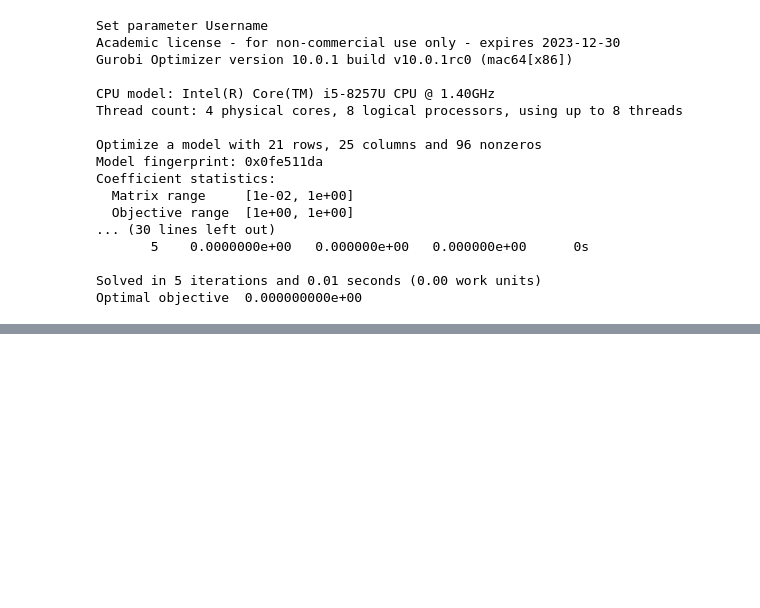
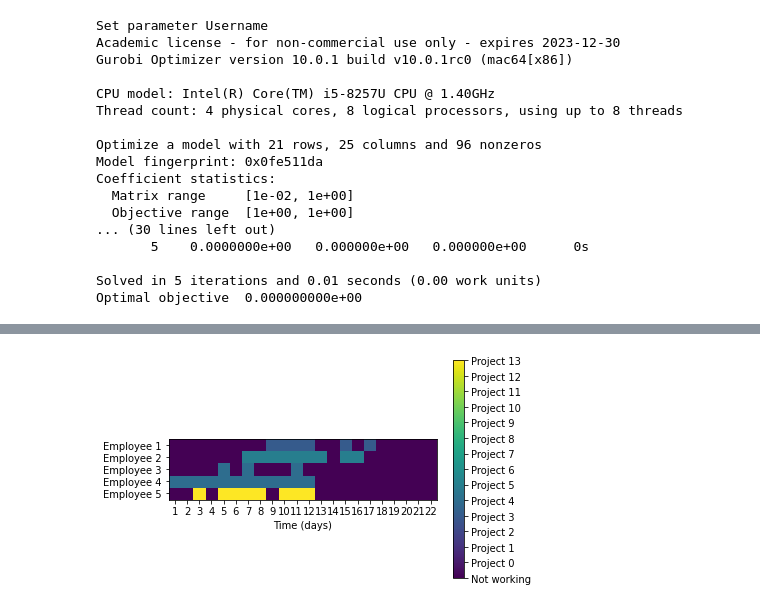
Before and after one commit to noblotni/workforce_scheduling, a Jupyter notebook: example/demo._workforce_scheduling.ipynb, the cells around one changed output, grey strips where cells are left out. Cells and saved outputs as stored; diff of their text form; code cells hidden in the pictures; blank space fills up the shorter version.

```diff
--- a/example/demo._workforce_scheduling.ipynb
+++ b/example/demo._workforce_scheduling.ipynb
@@ -114,0 +125,6 @@ plot_classification(medium_classification_df_learnt)
+# %%
+#On affiche un emploi du temps qui est Neutre :
+medium_schedule = get_schedule_from_npz(Path("./solved_example/medium_instance/workforce_scheduling23984.npz"))
+plot_schedule(medium_schedule)
+# %% [output]
+[figure, added]
```
Also changed, not shown: parts of 6 cells of this notebook, 1 other file.
